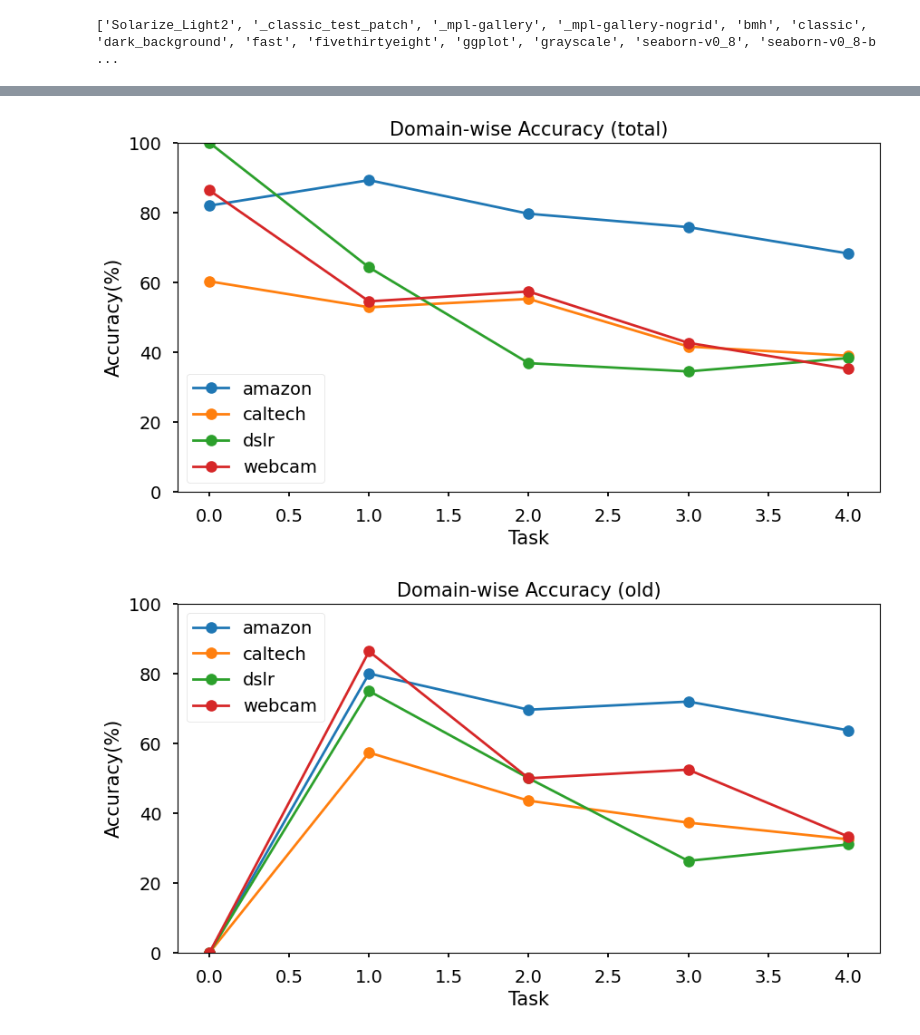
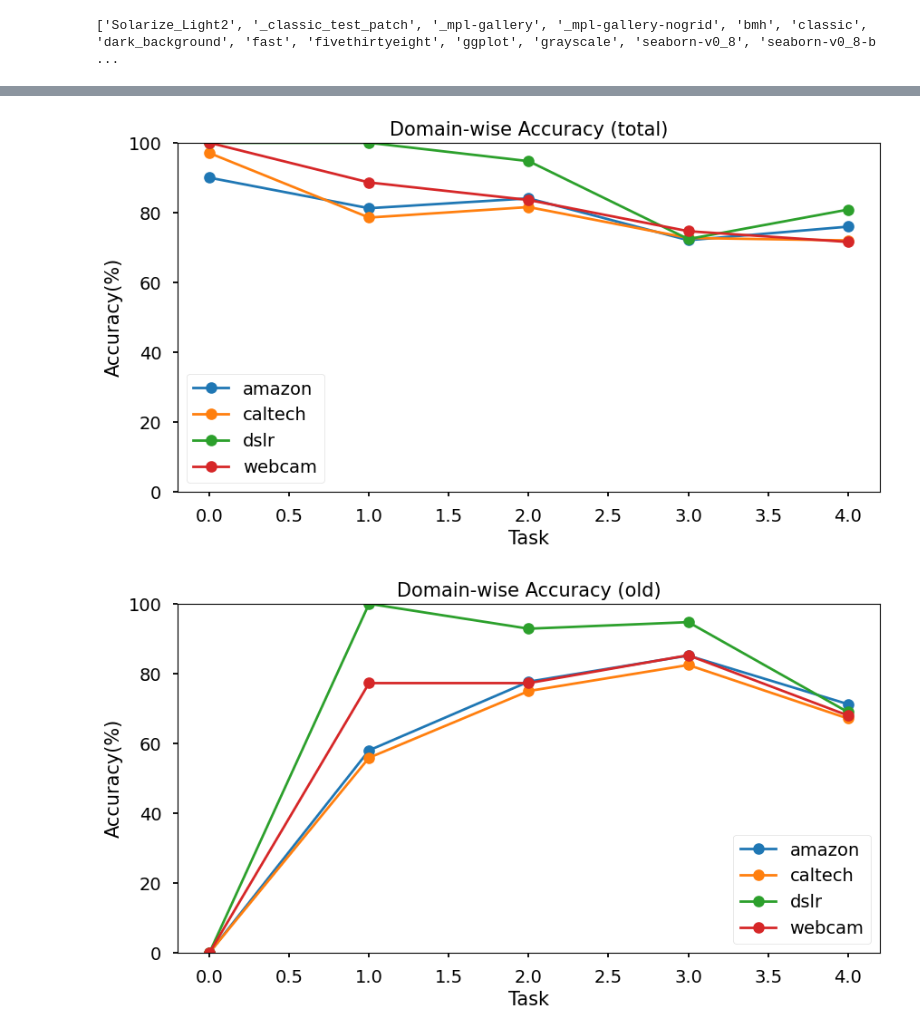
Before and after one commit to AnAppleCore/DGIL, a Jupyter notebook: scripts/visualization.ipynb, the cells around one changed output, grey strips where cells are left out. Drawn from its saved outputs; the diff is of its cells as text; code cells hidden in the pictures.

```diff
--- a/scripts/visualization.ipynb
+++ b/scripts/visualization.ipynb
@@ -8,7 +8,7 @@ print(plt.style.available)
 # %% [output]
 ['Solarize_Light2', '_classic_test_patch', '_mpl-gallery', '_mpl-gallery-nogrid', 'bmh', 'classic', 'dark_background', 'fast', 'fivethirtyeight', 'ggplot', 'grayscale', 'seaborn-v0_8', 'seaborn-v0_8-b ...
 # %%
-log_path = "/home/yanhongwei/DGIL/DGIL/logs/der/officecaltech/0/2/CIL_1993_resnet18.log"
+log_path = "/home/yanhongwei/DGIL/DGIL/logs/l2p/officecaltech/0/2/CIL_1993_vit_base_patch16_224_l2p.log"
 # %%
 Dataset_DomainName_Mapping = {
     "imageclef": ["i", "p", "c"],
@@ -29,9 +29,9 @@ for key in Dataset_DomainName_Mapping.keys():
         domain_cnn_prefix_map = {}
         domain_nme_prefix_map = {}
 
-        for domain_name in domain_names:
-            domain_cnn_prefix_map[f"{domain_name}_cnn"] = f"[trainer.py] => Domain {domain_name}: CNN: "
-            domain_nme_prefix_map[f"{domain_name}_nme"] = f"[trainer.py] => Domain {domain_name}: NME: "
+        for domain_id, domain_name in enumerate(domain_names):
+            domain_cnn_prefix_map[f"{domain_name}_cnn"] = f"[trainer.py] => Domain [{domain_id}] {domain_name}: CNN: "
+            domain_nme_prefix_map[f"{domain_name}_nme"] = f"[trainer.py] => Domain [{domain_id}] {domain_name}: NME: "
 
         break
 
@@ -71,8 +71,8 @@ def load_domain_data(file_path, prefix_str_ls):
     for line in lines:
         for prefix_str in prefix_str_ls:
             if prefix_str in line:
-                for domain_name in domain_names:
-                    if f"[trainer.py] => Domain {domain_name}:" in line:
+                for domain_id, domain_name in enumerate(domain_names):
+                    if f"[trainer.py] => Domain [{domain_id}] {domain_name}:" in line:
                         accy_dict_str = line.split(prefix_str)[1]
                         accy_dict = ast.literal_eval(accy_dict_str)
                         domain_acc_dict_ls[domain_name].append(accy_dict)
@@ -172,6 +172,6 @@ plot_domain_wise_acc_data(log_path, all_prefix_map, cls_head="cnn")
 # %%
-log_path = "/home/yanhongwei/DGIL/DGIL/logs/der/officecaltech/0/2/DGIL_1993_resnet18.log"
+log_path = "/home/yanhongwei/DGIL/DGIL/logs/l2p/officecaltech/0/2/DGIL_1993_vit_base_patch16_224_l2p.log"
 plot_domain_wise_acc_data(log_path, all_prefix_map, cls_head="cnn")
 # %% [output]
-[figure, old version]
+[figure, new version]
-[figure, old version]
+[figure, new version]
```
Also changed, not shown: parts of 3 cells of this notebook, 14 other files.
